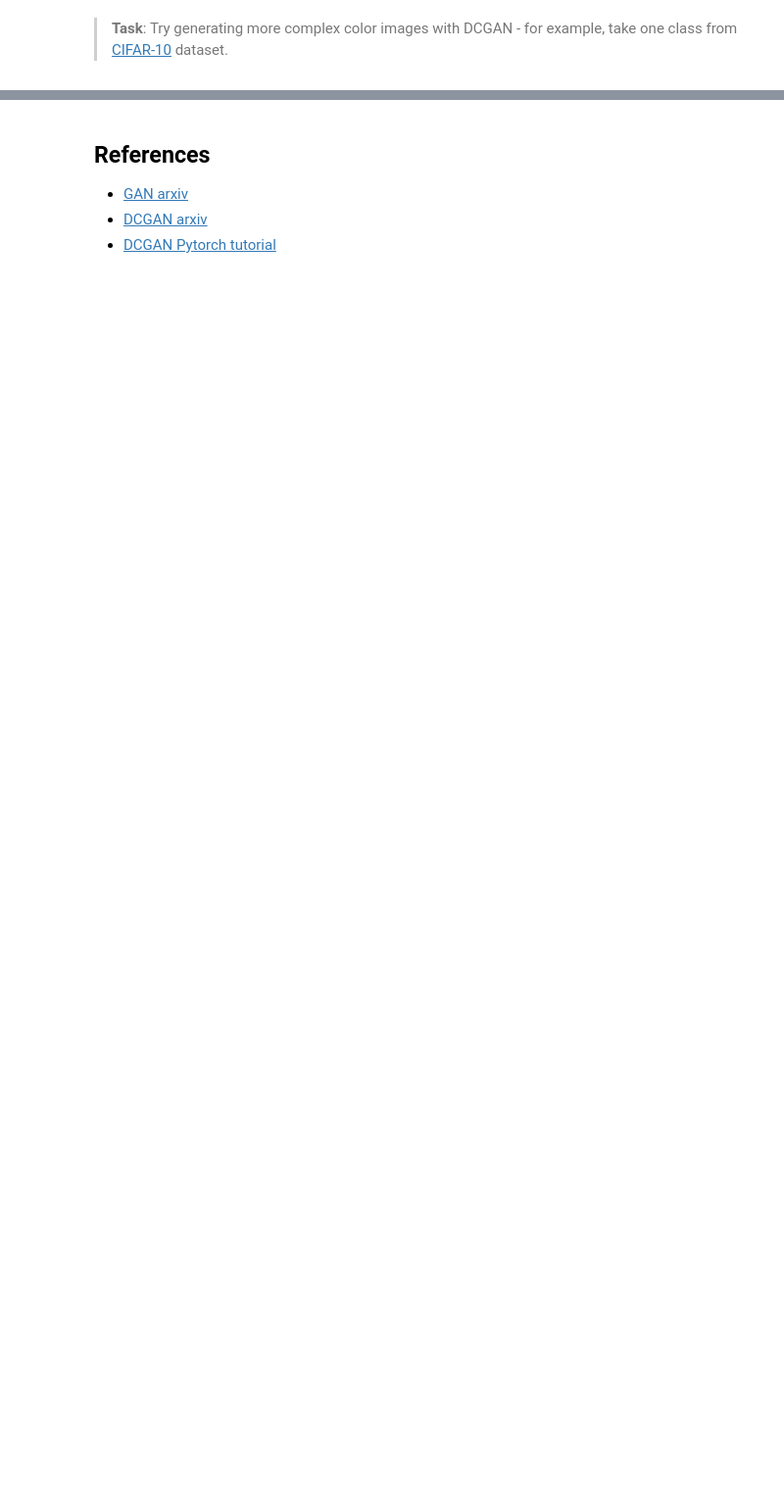
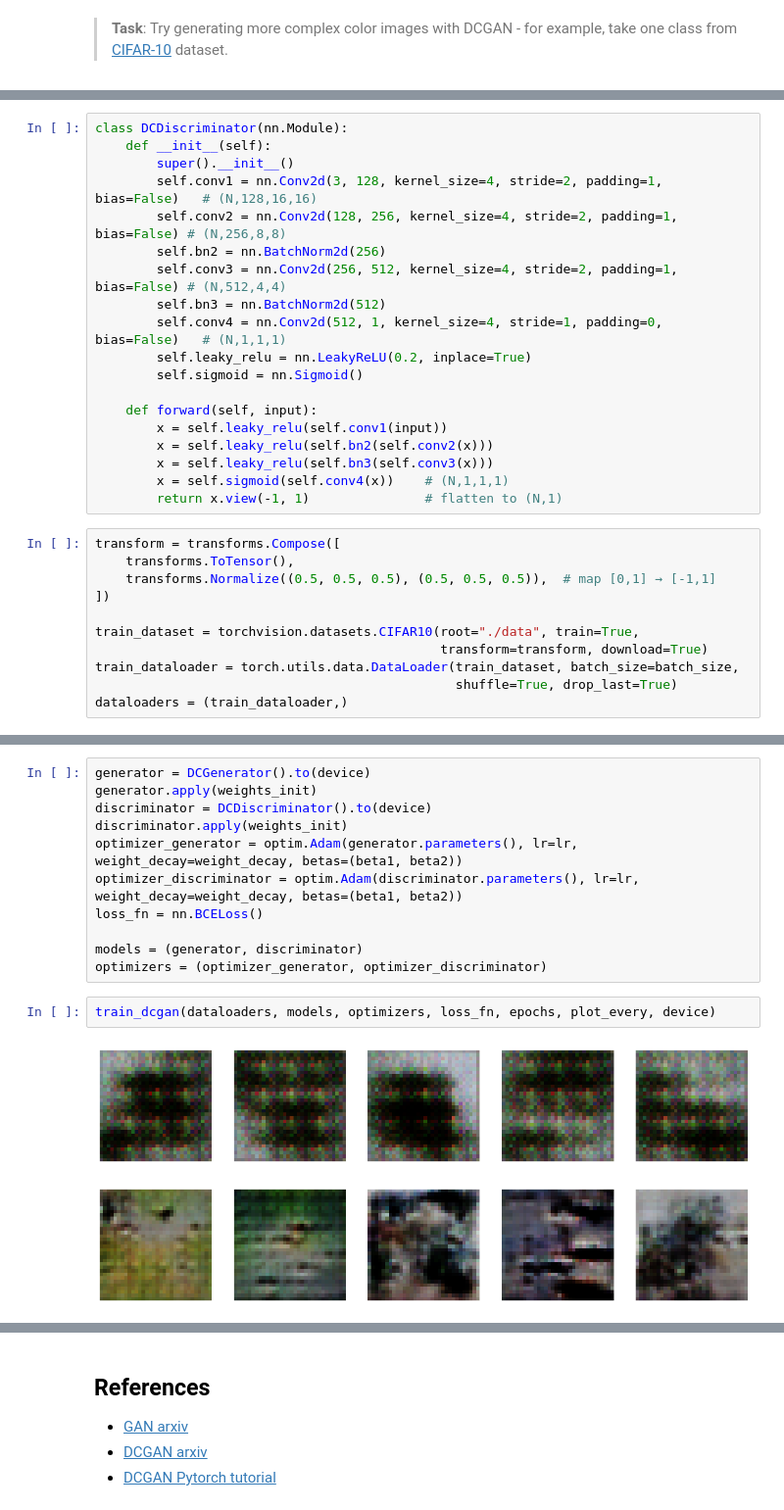
Before and after one commit to sunny-cq-wang/AI-For-Beginners, a Jupyter notebook: lessons/4-ComputerVision/10-GANs/GANPyTorch.ipynb, the cells around one changed output, grey strips where cells are left out. Shown: that part at 98% size. Saved outputs shown, nothing was run; the diff lists cells and outputs as text; blank space fills up the shorter version.

```diff
--- a/lessons/4-ComputerVision/10-GANs/GANPyTorch.ipynb
+++ b/lessons/4-ComputerVision/10-GANs/GANPyTorch.ipynb
@@ -375,0 +399,30 @@ dcplotn(5, generator, device)
+# %%
+class DCDiscriminator(nn.Module):
+    def __init__(self):
+        super().__init__()
+        self.conv1 = nn.Conv2d(3, 128, kernel_size=4, stride=2, padding=1, bias=False)   # (N,128,16,16)
+        self.conv2 = nn.Conv2d(128, 256, kernel_size=4, stride=2, padding=1, bias=False) # (N,256,8,8)
+        self.bn2 = nn.BatchNorm2d(256)
+        self.conv3 = nn.Conv2d(256, 512, kernel_size=4, stride=2, padding=1, bias=False) # (N,512,4,4)
+        self.bn3 = nn.BatchNorm2d(512)
+        self.conv4 = nn.Conv2d(512, 1, kernel_size=4, stride=1, padding=0, bias=False)   # (N,1,1,1)
+        self.leaky_relu = nn.LeakyReLU(0.2, inplace=True)
+        self.sigmoid = nn.Sigmoid()
+
+    def forward(self, input):
+        x = self.leaky_relu(self.conv1(input))
+        x = self.leaky_relu(self.bn2(self.conv2(x)))
+        x = self.leaky_relu(self.bn3(self.conv3(x)))
+        x = self.sigmoid(self.conv4(x))    # (N,1,1,1)
+        return x.view(-1, 1)               # flatten to (N,1)
+# %%
+transform = transforms.Compose([
+    transforms.ToTensor(),
+    transforms.Normalize((0.5, 0.5, 0.5), (0.5, 0.5, 0.5)),  # map [0,1] → [-1,1]
+])
+
+train_dataset = torchvision.datasets.CIFAR10(root="./data", train=True,
+                                             transform=transform, download=True)
+train_dataloader = torch.utils.data.DataLoader(train_dataset, batch_size=batch_size,
+                                               shuffle=True, drop_last=True)
+dataloaders = (train_dataloader,)
@@ -375,0 +441,16 @@ dcplotn(5, generator, device)
+# %%
+generator = DCGenerator().to(device)
+generator.apply(weights_init)
+discriminator = DCDiscriminator().to(device)
+discriminator.apply(weights_init)
+optimizer_generator = optim.Adam(generator.parameters(), lr=lr, weight_decay=weight_decay, betas=(beta1, beta2))
+optimizer_discriminator = optim.Adam(discriminator.parameters(), lr=lr, weight_decay=weight_decay, betas=(beta1, beta2))
+loss_fn = nn.BCELoss()
+
+models = (generator, discriminator)
+optimizers = (optimizer_generator, optimizer_discriminator)
+# %%
+train_dcgan(dataloaders, models, optimizers, loss_fn, epochs, plot_every, device)
+# %% [output]
+[figure, added]
+[figure, added]
```
Also changed, not shown: parts of 7 cells of this notebook, 3 other files.
